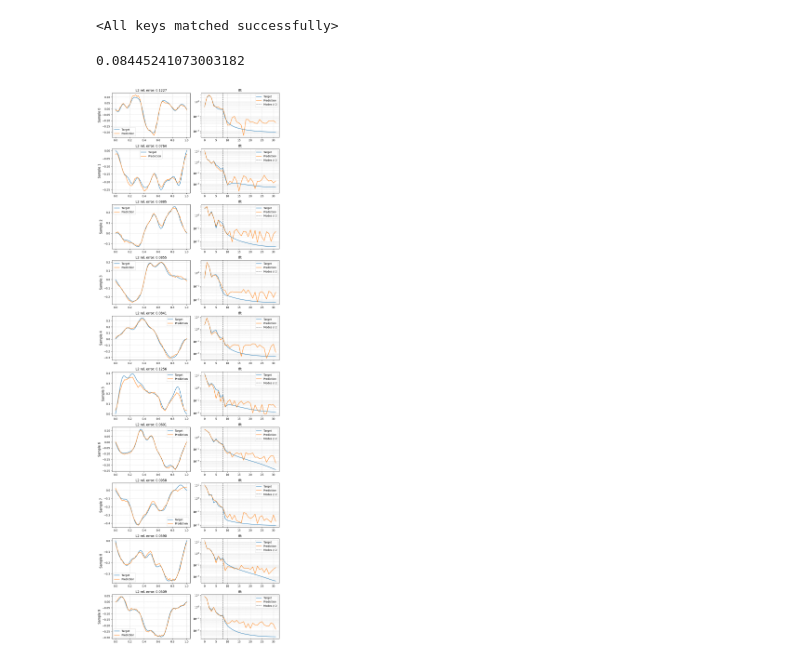
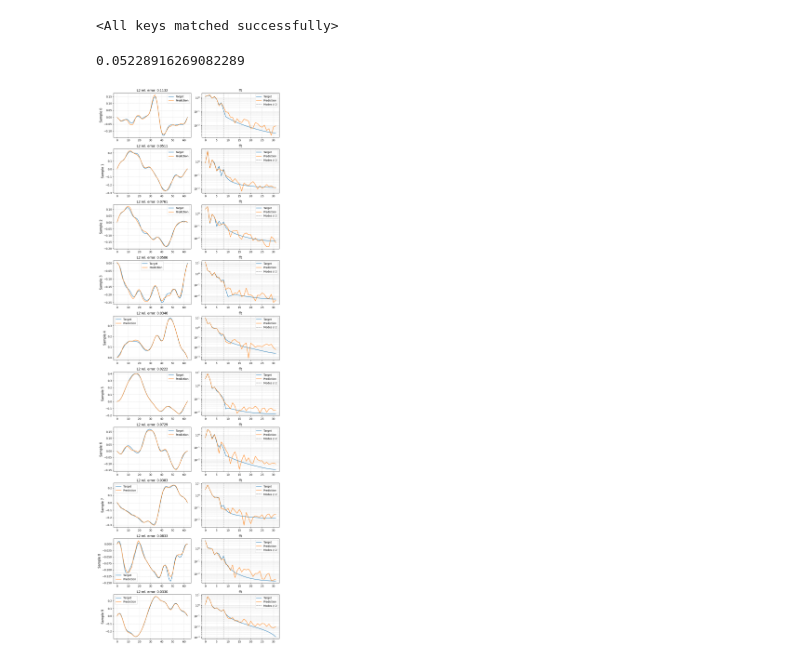
Before and after one commit to benedict-armstrong/FNO-wave-equation, a Jupyter notebook: task2.ipynb, the cells around one changed output. Drawn from its saved outputs; the diff is of its cells as text; code cells hidden in the pictures.

```diff
--- a/task2.ipynb
+++ b/task2.ipynb
@@ -10,7 +10,7 @@ from lib.dataset import PDEDataset
 # %%
 modes = 16
 width = 64
-fno = FNO1d(modes, width)  # model
+fno = FNO1d(modes, width, 2)  # model
 
 # load model weights
 fno.load_state_dict(torch.load("models/fno_model.pth", weights_only=True))
@@ -27,11 +27,9 @@ progress_bar = tqdm.tqdm(test_data_loader)
 
 with torch.no_grad():
     test_relative_l2 = 0.0
-    for input_batch in progress_bar:
-        first = input_batch[:, 0, :]
-        target = input_batch[:, -1, :, 0]
+    for input, target in progress_bar:
 
-        prediction = fno(first).squeeze(-1)
+        prediction = fno(input).squeeze(-1)
 
         loss = relative_l2_error(prediction, target)
         test_relative_l2 += loss.item()
@@ -39,20 +37,19 @@ with torch.no_grad():
 
 test_relative_l2
 # %% [output]
-0.08445241073003182
+0.05228916269082289
 # %%
 # pick 10 random samples and draw prediction and target
-samples = test_data[np.random.randint(0, len(test_data), 10)]
+samples = DataLoader(test_data, batch_size=1, shuffle=True)
 # %%
 fig, axs = plt.subplots(10, 2, figsize=(10, 30))
 
 fno.eval()
 with torch.no_grad():
     for i, (ax_rows, sample) in enumerate(zip(axs, samples)):
-        first = sample[0, :].unsqueeze(0)
-        target = sample[-1, :, 0].unsqueeze(0)
+        input, target = sample
 
-        prediction = fno(first).squeeze(-1)
+        prediction = fno(input).squeeze(-1)
 
         re_l2_error = relative_l2_error(prediction, target)
 
@@ -61,12 +58,12 @@ with torch.no_grad():
         ax.set_ylabel(f"Sample {i}", fontsize=12)
 
         ax.plot(
-            sample[0, :, 1].numpy(),
+            # sample[0, :, 1].numpy(),
             target.squeeze(0).numpy(),
             label="Target",
         )
         ax.plot(
-            sample[0, :, 1].numpy(),
+            # sample[0, :, 1].numpy(),
             prediction.squeeze(0).numpy(),
             label="Prediction",
         )
@@ -75,34 +72,34 @@ with torch.no_grad():
 
         ax.legend()
         ax.grid(True, which="both", ls=":")
 
         ax = ax_rows[1]
         ax.set_yscale("log")
 
         # plot freqiencies spectrum of target and prediction
         target_fft = np.fft.fft(target.squeeze(0).numpy())
         prediction_fft = np.fft.fft(prediction.squeeze(0).numpy())
 
         ax.plot(
             np.abs(target_fft)[: len(target_fft) // 2],
             label="Target",
         )
 
         ax.plot(
             np.abs(prediction_fft)[: len(prediction_fft) // 2],
             label="Prediction",
         )
 
         ax.axvline(modes // 2, color="gray", ls="--", label="Modes // 2")
 
         ax.set_title("fft")
         ax.legend()
         ax.grid(True, which="both", ls=":")
 
 plt.tight_layout()
 plt.show()
 # %% [output]
-[figure, old version]
+[figure, new version]
 # %%
 def eval_model_on_data_set(model: torch.nn.Module, data_loader: DataLoader):
     model.eval()
```
Also changed, not shown: parts of 3 cells of this notebook, 4 other files.
